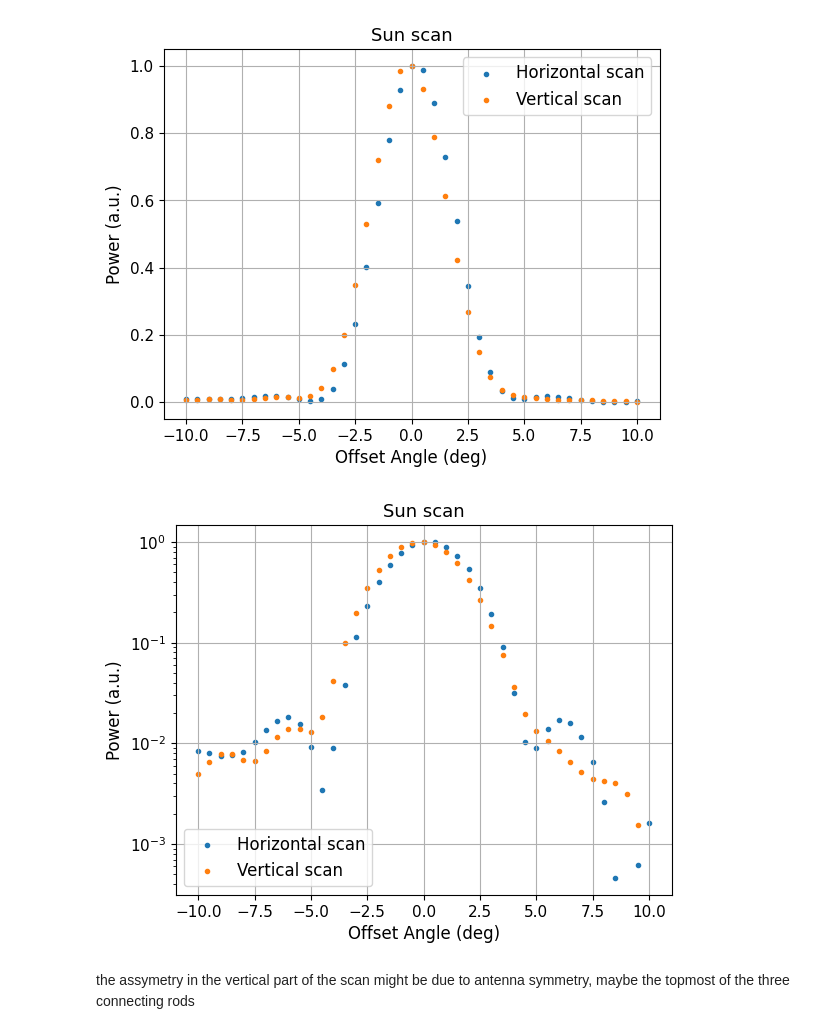
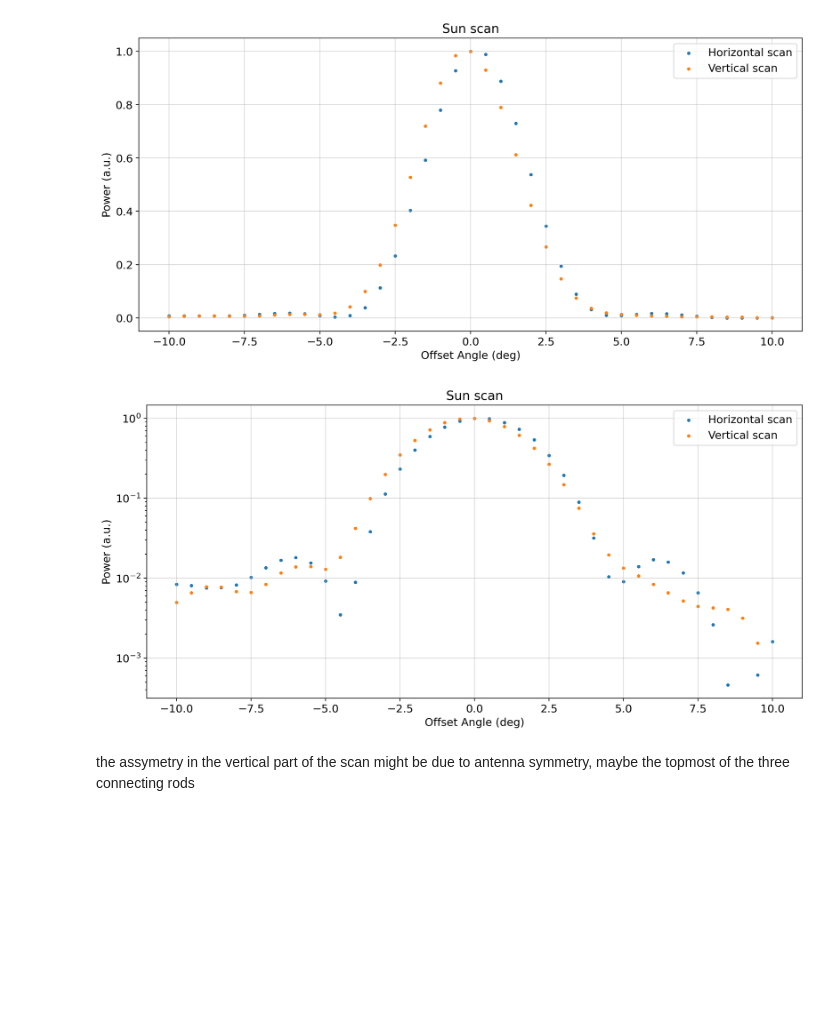
Before and after one commit to SecretGmG/lab, a Jupyter notebook: srt/sun_scan.ipynb, the cells around one changed output. Drawn from its saved outputs; the diff is of its cells as text; code cells hidden in the pictures; blank space fills up the shorter version.

```diff
--- a/srt/sun_scan.ipynb
+++ b/srt/sun_scan.ipynb
@@ -3,6 +3,8 @@ import srt_util
 import matplotlib.pyplot as plt
 import numpy as np
 import PhysicsTool as pt
+import matplotlib
+pt.plotting.set_theme()
 # %%
 def normalize_spectrum(spec: np.ndarray) -> np.ndarray:
     """ Normalize a power spectrum by its maximum value. """
@@ -20,20 +22,22 @@ def plot_sun_scan(hor_file_path: str, ver_file_path: str):
         spec = spec = normalize_spectrum(srt_reader.get_power_spectrum().sum(axis=1))
         plt.scatter(offset, spec, label = 'Vertical scan', marker='.')
 # %%
-pt.plotting.start_plot('Sun scan', 'Offset Angle (deg)', 'Power (a.u.)')
+pt.plotting.set_up_plot('Sun scan', 'Offset Angle (deg)', 'Power (a.u.)')
 plot_sun_scan('Measurements/SunScan/SunScan_Az10deg_Res0deg5_T1120_20251002.hdf',
               'Measurements/SunScan/SunScan_Elv10deg_Res0deg5_T1120_20251002.hdf')
-pt.plotting.end_plot()
+plt.legend()
+plt.show()
 # %% [output]
-[figure, old version]
+[figure, new version]
 # %%
-pt.plotting.start_plot('Sun scan', 'Offset Angle (deg)', 'Power (a.u.)')
+pt.plotting.set_up_plot('Sun scan', 'Offset Angle (deg)', 'Power (a.u.)')
 plot_sun_scan('Measurements/SunScan/SunScan_Az10deg_Res0deg5_T1120_20251002.hdf',
               'Measurements/SunScan/SunScan_Elv10deg_Res0deg5_T1120_20251002.hdf')
 plt.yscale('log')
-pt.plotting.end_plot()
+plt.legend()
+plt.show()
 # %% [output]
-[figure, old version]
+[figure, new version]
 # %% [markdown]
 the assymetry in the vertical part of the scan might be due to antenna symmetry, maybe the topmost of the three connecting rods
 # %%
```
Also changed, not shown: parts of 4 cells of this notebook, 1 other file.
